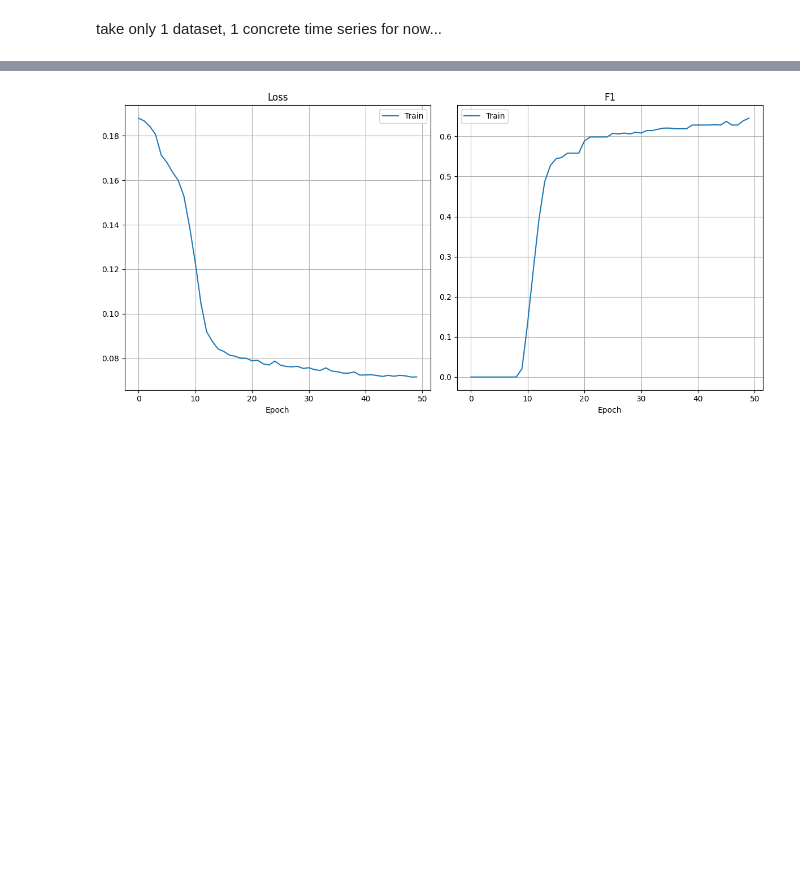
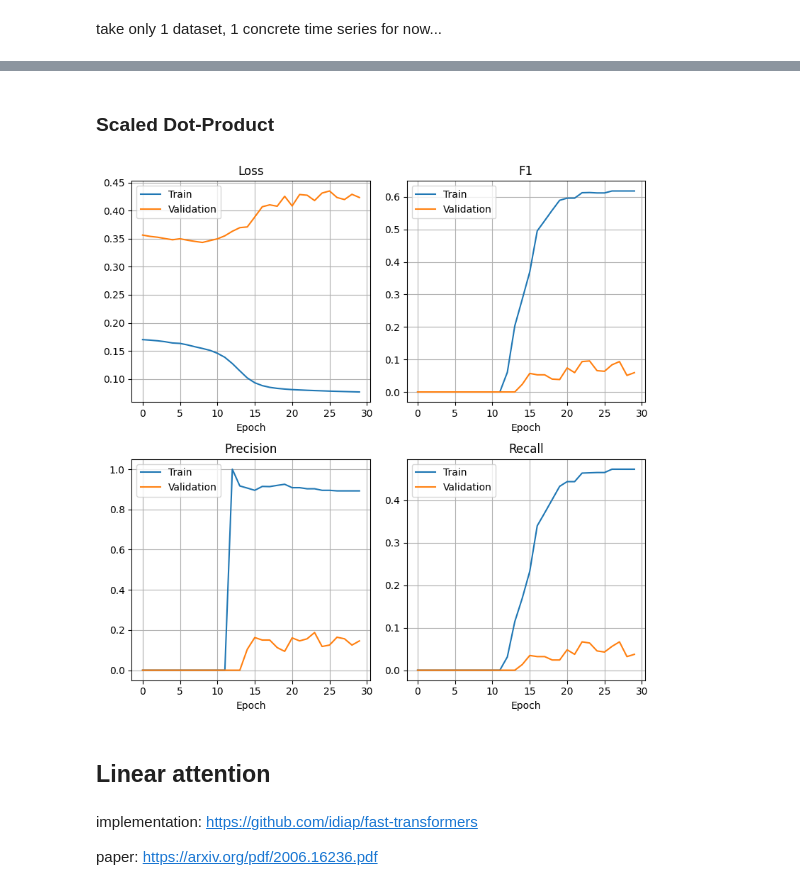
Before and after one commit to thxi/icl_thesis, a Jupyter notebook: notebooks/model_evaluation.ipynb, the cells around one changed output, grey strips where cells are left out. Saved outputs shown, nothing was run; the diff lists cells and outputs as text; code cells hidden in the pictures; blank space fills up the shorter version.

Commit message:
add linear transformer code

```diff
--- a/notebooks/model_evaluation.ipynb
+++ b/notebooks/model_evaluation.ipynb
@@ -94,8 +96,8 @@ def test_loop(dataloader, model, loss_fn):
 window_size = 8
 train_proportion = 0.9
 batch_size = 16
-learning_rate = 1e-3
-epochs = 50
+learning_rate = 1e-3 / 2
+epochs = 30
 # %% [markdown]
 take only 1 dataset, 1 concrete time series for now...
 # %%
@@ -177,3 +181,5 @@ va_dataset = TensorDataset(va, yva)
+# %% [markdown]
+### Scaled Dot-Product
 # %%
 seed_init_fn(1)
 
@@ -201,7 +207,9 @@ res_dict = {}
 res_dict["tr_metrics"] = []
 res_dict["va_metrics"] = []
 verbose = False
-for t in tqdm(range(epochs)):
+for epoch in tqdm(range(epochs)):
+    if verbose:
+        print(epoch)
     _ = train_loop(
         dataloader=tr_dl,
         model=model,
@@ -210,30 +218,51 @@ for t in tqdm(range(epochs)):
     )
     curr_metrics = test_loop(dataloader=tr_dl, model=model, loss_fn=loss_fn)
     if verbose:
-        print('train', curr_metrics)
+        print("train", curr_metrics)
     res_dict["tr_metrics"].append(curr_metrics)
     curr_metrics = test_loop(dataloader=va_dl, model=model, loss_fn=loss_fn)
     if verbose:
-        print('val', curr_metrics)
+        print("val", curr_metrics)
     res_dict["va_metrics"].append(curr_metrics)
 
-res_dict['tr_metrics'] = pd.DataFrame(res_dict['tr_metrics'])
-res_dict['va_metrics'] = pd.DataFrame(res_dict['va_metrics'])
+    if verbose:
+        print()  # empty line
+
+res_dict["tr_metrics"] = pd.DataFrame(res_dict["tr_metrics"])
+res_dict["va_metrics"] = pd.DataFrame(res_dict["va_metrics"])
 # %%
-fig, axs = plt.subplots(1, 2, figsize=(12, 6))
+fig, axs = plt.subplots(2, 2, figsize=(8, 8))
 
-plt.sca(axs[0])
-plt.plot(res_dict["tr_metrics"]['loss'], label='Train')
-# plt.plot(res_dict["va_metrics"]['loss'], label='Validation')
-plt.title('Loss')
-plt.xlabel('Epoch')
+plt.sca(axs[0, 0])
+plt.plot(res_dict["tr_metrics"]["loss"], label="Train")
+plt.plot(res_dict["va_metrics"]["loss"], label="Validation")
+plt.title("Loss")
+plt.xlabel("Epoch")
 plt.legend()
-plt.sca(axs[1])
-plt.plot(res_dict["tr_metrics"]['f1'], label='Train')
-# plt.plot(res_dict["va_metrics"]['f1'], label='Validation')
-plt.title('F1')
-plt.xlabel('Epoch')
+plt.sca(axs[0, 1])
+plt.plot(res_dict["tr_metrics"]["f1"], label="Train")
+plt.plot(res_dict["va_metrics"]["f1"], label="Validation")
+plt.title("F1")
+plt.xlabel("Epoch")
+plt.legend()
+plt.sca(axs[1, 0])
+plt.plot(res_dict["tr_metrics"]["precision"], label="Train")
+plt.plot(res_dict["va_metrics"]["precision"], label="Validation")
+plt.title("Precision")
+plt.xlabel("Epoch")
+plt.legend()
+plt.sca(axs[1, 1])
+plt.plot(res_dict["tr_metrics"]["recall"], label="Train")
+plt.plot(res_dict["va_metrics"]["recall"], label="Validation")
+plt.title("Recall")
+plt.xlabel("Epoch")
 plt.legend()
 fig.tight_layout();
 # %% [output]
-[figure, old version]
+[figure, new version]
+# %% [markdown]
+## Linear attention
+# %% [markdown]
+implementation: https://github.com/idiap/fast-transformers
+
+paper: https://arxiv.org/pdf/2006.16236.pdf
```
Also changed, not shown: parts of 12 cells of this notebook, 4 other files.
